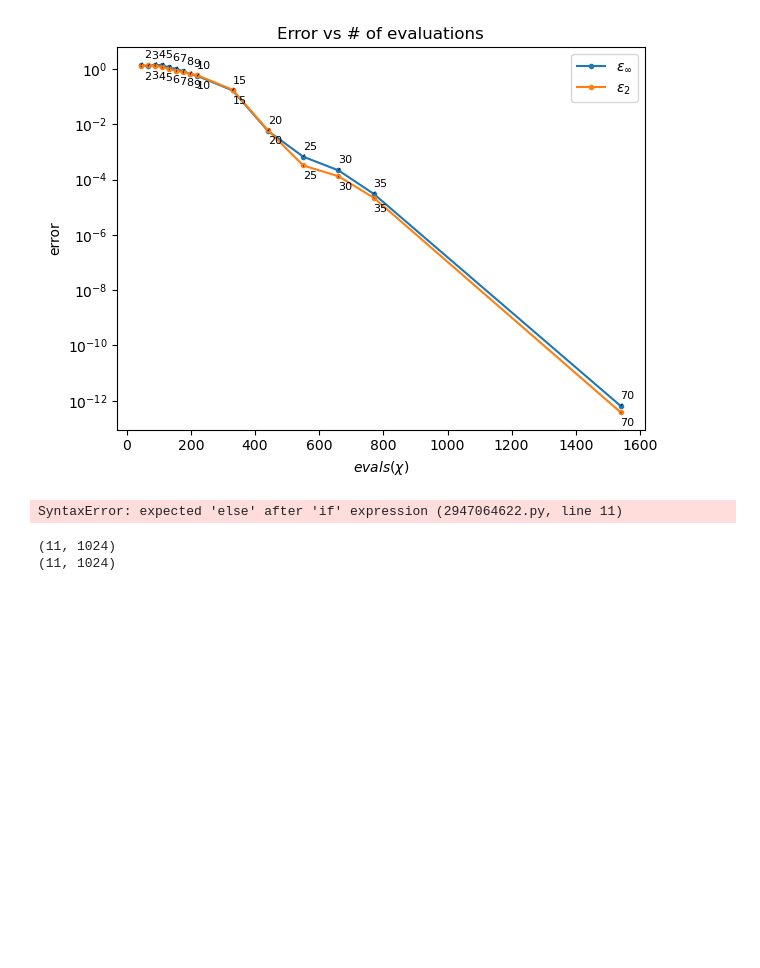
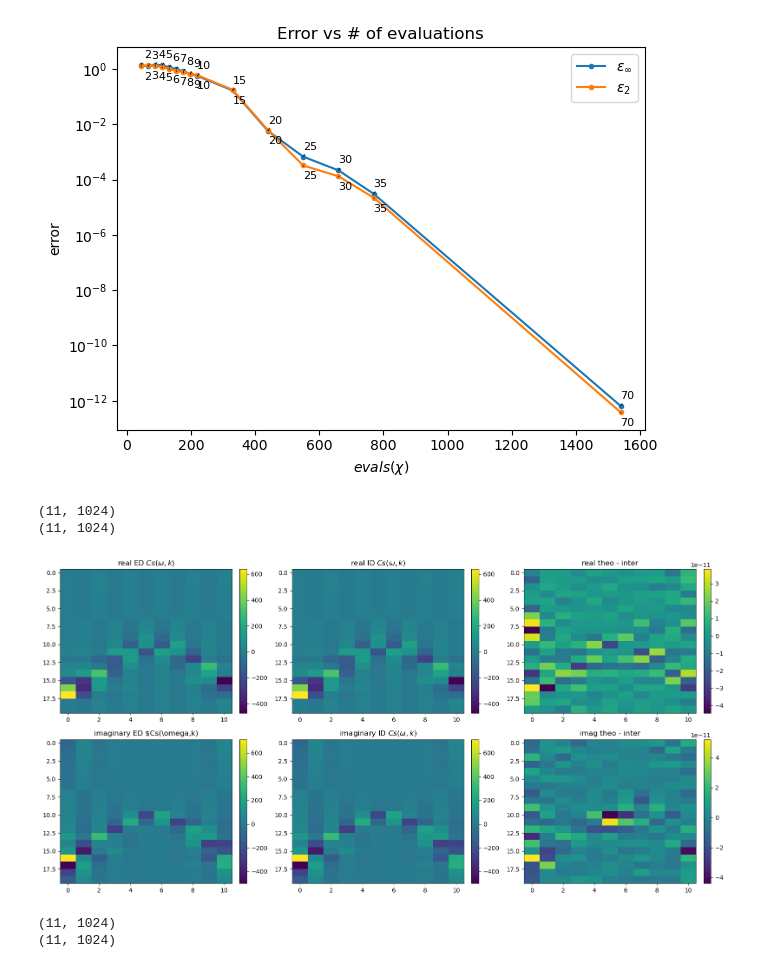
Before and after one commit to gconcheri/Student-Research-Job, a Jupyter notebook: Correlation_function/Correlation_function_Lsites.ipynb, the cells around one changed output. Saved outputs shown, nothing was run; the diff lists cells and outputs as text; code cells hidden in the pictures; blank space fills up the shorter version.

```diff
--- a/Correlation_function/Correlation_function_Lsites.ipynb
+++ b/Correlation_function/Correlation_function_Lsites.ipynb
@@ -544,53 +544,60 @@ def FT_different(Ct, t_list, x_list, nw=4):
 
     return FTresult
 # %%
-D = 11
 a, b = Cs.shape
 interp_Cs = func_interp.T.reshape(a, b)
 
 FTresult_diff = FT_different(Ct=Cs, t_list=np.arange(N)*dt, x_list = np.arange(D), nw=3)
 FTresult_diff_i = FT_different(Ct=interp_Cs, t_list=np.arange(N)*dt, x_list = np.arange(D), nw=3)
 
 print(FTresult_diff.shape)
 print(FTresult_diff_i.shape)
 
+FTresult_diff = FTresult_diff.T
+FTresult_diff_i = FTresult_diff_i.T
+
 # Define the threshold
-threshold = 5
+threshold = 30
 
 # Discard rows where all elements are below the threshold
-FTresult_diff = np.any(array >= threshold, axis=1)  # Check if any element in a row meets the threshold
-filtered_rows = array[rows_mask, :]
+rows_mask = np.any(np.abs(FTresult_diff) >= threshold, axis=1)  # Check if any element in a row meets the threshold
+FTresult_diff = FTresult_diff[rows_mask, :]
+FTresult_diff_i = FTresult_diff_i[rows_mask, :]
 
 # Discard columns where all elements are below the threshold
-columns_mask = np.any(array >= threshold, axis=0)  # Check if any element in a column meets the threshold
-filtered_columns = array[:, columns_mask]
+columns_mask = np.any(np.abs(FTresult_diff) >= threshold, axis=0)  # Check if any element in a column meets the threshold
+FTresult_diff = FTresult_diff[:, columns_mask]
+FTresult_diff_i = FTresult_diff_i[:, columns_mask]
+
 
 rows, cols = 2, 3  # Define grid dimensions
 
 
 # Data and titles for each subplot
 data = [
-    (FTresult_diff.real, f'$theoretical Cs(\omega,k)$'),
-    (np.real(FTresult_diff_i), 'interpolated Cs.real'),
-    (FTresult_diff.real - np.real(FTresult_diff_i), 'real theo - inter'),
-    (FTresult_diff.imag, 'theoretical Cs.imag'),
-    (np.imag(FTresult_diff_i), 'interpolated Cs.imag'),
-    (FTresult_diff.imag - np.imag(FTresult_diff_i), 'imag theo - inter')
+    (np.real(FTresult_diff), r'real ED $Cs(\omega,k)$'),
+    (np.real(FTresult_diff_i), r'real ID $Cs(\omega,k)$'),
+    (np.real(FTresult_diff) - np.real(FTresult_diff_i), 'real theo - inter'),
+    (np.imag(FTresult_diff), r'imaginary ED $Cs(\omega,k)'),
+    (np.imag(FTresult_diff_i), r'imaginary ID $Cs(\omega,k)$'),
+    (np.imag(FTresult_diff) - np.imag(FTresult_diff_i), 'imag theo - inter')
 ]
 
 # Create subplots
-fig, axs = plt.subplots(rows, cols, figsize=(12, 8))
+fig, axs = plt.subplots(rows, cols, figsize=(16, 8))
 
 # Loop through data and subplots
 for ax, (image, title) in zip(axs.flat, data):
     im = ax.imshow(image, aspect='auto', interpolation='none')
     fig.colorbar(im, ax=ax, fraction=0.046, pad=0.04)  # Add colorbar
     ax.set_title(title)
 
 plt.tight_layout()
 plt.show()
 # %% [output]
-SyntaxError: expected 'else' after 'if' expression (2947064622.py, line 11)
+(11, 1024)
+(11, 1024)
+[figure, added]
 # %%
 # Fourier transform the time-domain with windowing function cos(pi/2 * t/T)**nw
 import scipy.fft as fft
```
Also changed, not shown: parts of 1 cell of this notebook.
